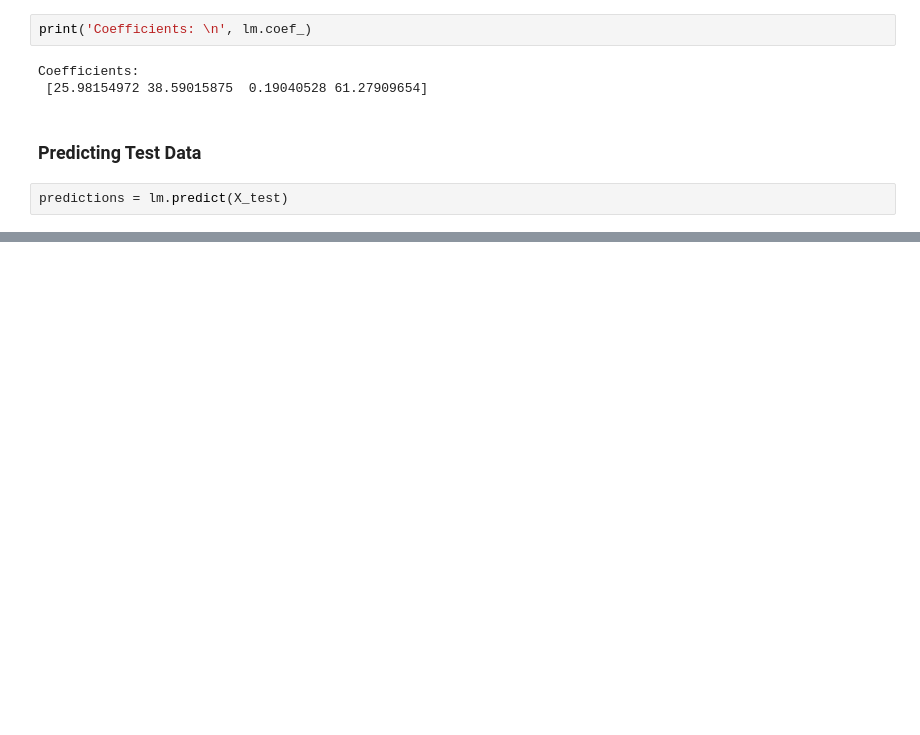
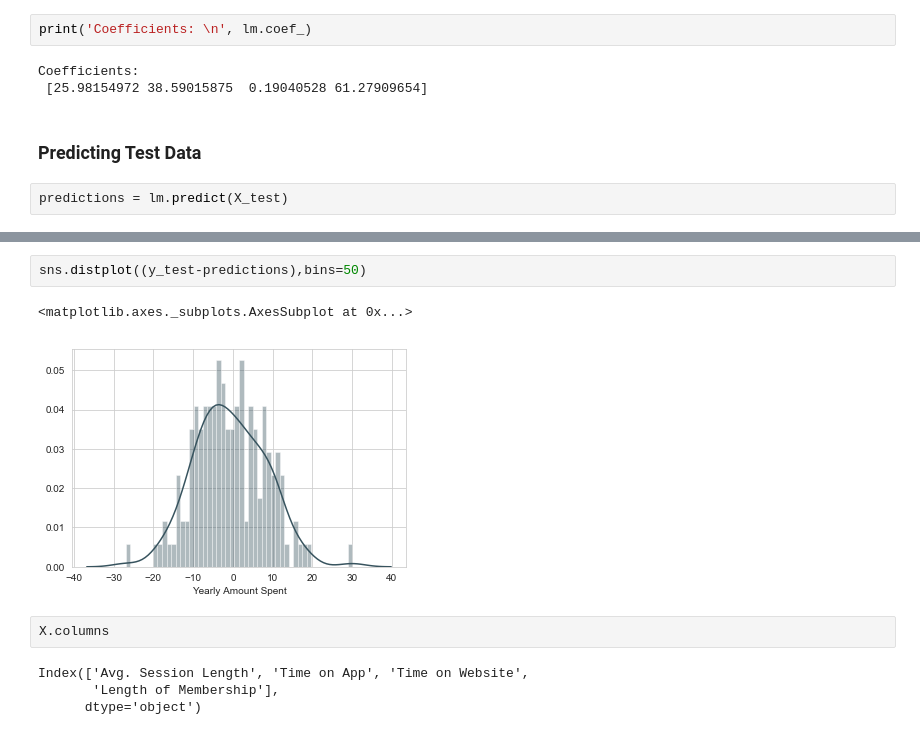
Before and after one commit to codeflowap/ML_Linear_Regression, a Jupyter notebook: Untitled.ipynb, the cells around one changed output, grey strips where cells are left out. Drawn from its saved outputs; the diff is of its cells as text; blank space fills up the shorter version.

```diff
--- a/Untitled.ipynb
+++ b/Untitled.ipynb
@@ -109,0 +126,11 @@ plt.xlabel('Y test')
+# %%
+sns.distplot((y_test-predictions),bins=50)
+# %% [output]
+<matplotlib.axes._subplots.AxesSubplot at 0x...>
+[figure, added]
+# %%
+X.columns
+# %% [output]
+Index(['Avg. Session Length', 'Time on App', 'Time on Website',
+       'Length of Membership'],
+      dtype='object')
```
Also changed, not shown: parts of 6 cells of this notebook.
